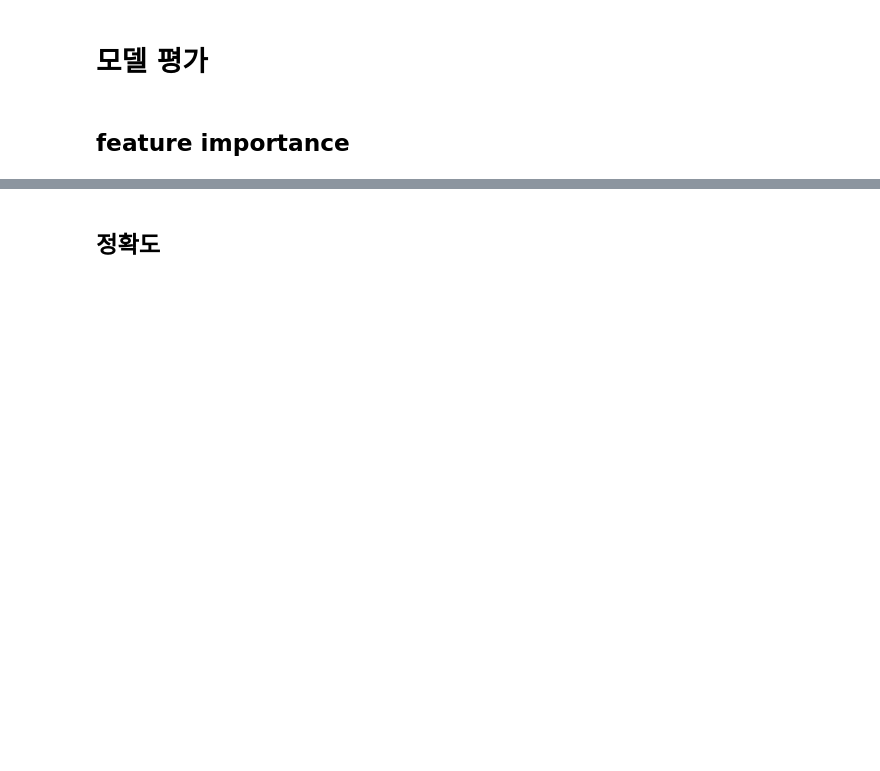
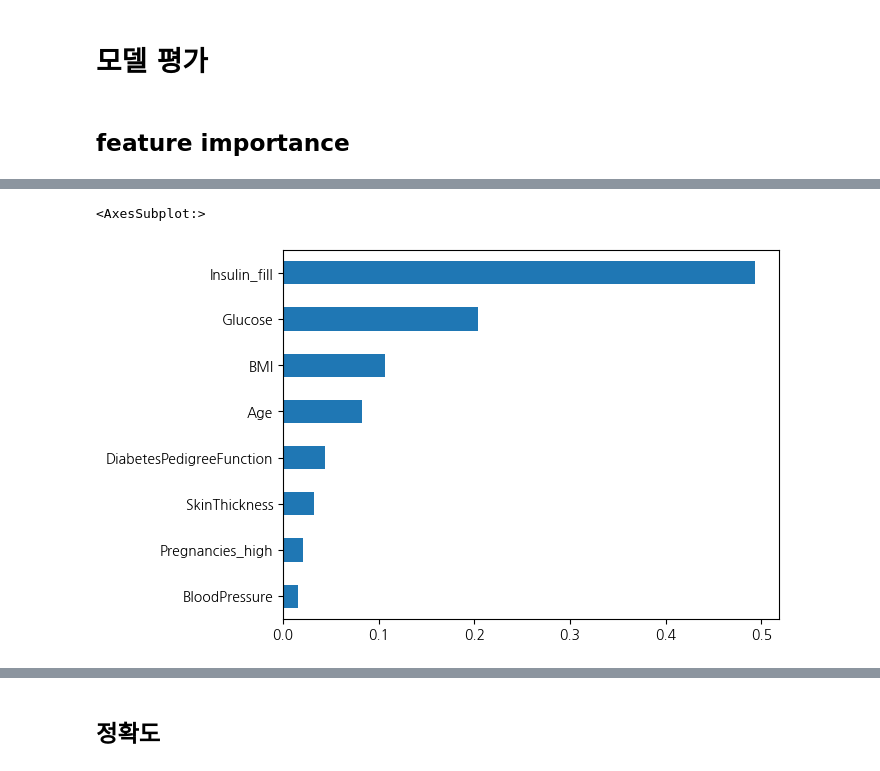
Before and after one commit to wumusill/AI_School, a Jupyter notebook: ML/Decision_Tree/feature_engineering.ipynb, the cells around one changed output, grey strips where cells are left out. Cells and saved outputs as stored; diff of their text form; code cells hidden in the pictures; blank space fills up the shorter version.

```diff
--- a/ML/Decision_Tree/feature_engineering.ipynb
+++ b/ML/Decision_Tree/feature_engineering.ipynb
@@ -253,0 +357,5 @@ array([0.        , 0.26305831, 0.01566376, 0.01573404, 0.01492982,
+# %%
+fi = pd.Series(model.feature_importances_)
+fi.index = feature_names
+fi = fi.sort_values()
+fi
@@ -253,0 +372,5 @@ array([0.        , 0.26305831, 0.01566376, 0.01573404, 0.01492982,
+# %%
+fi.plot(kind="barh")
+# %% [output]
+<AxesSubplot:>
+[figure, added]
```
Also changed, not shown: parts of 41 cells of this notebook, 3 other files.
